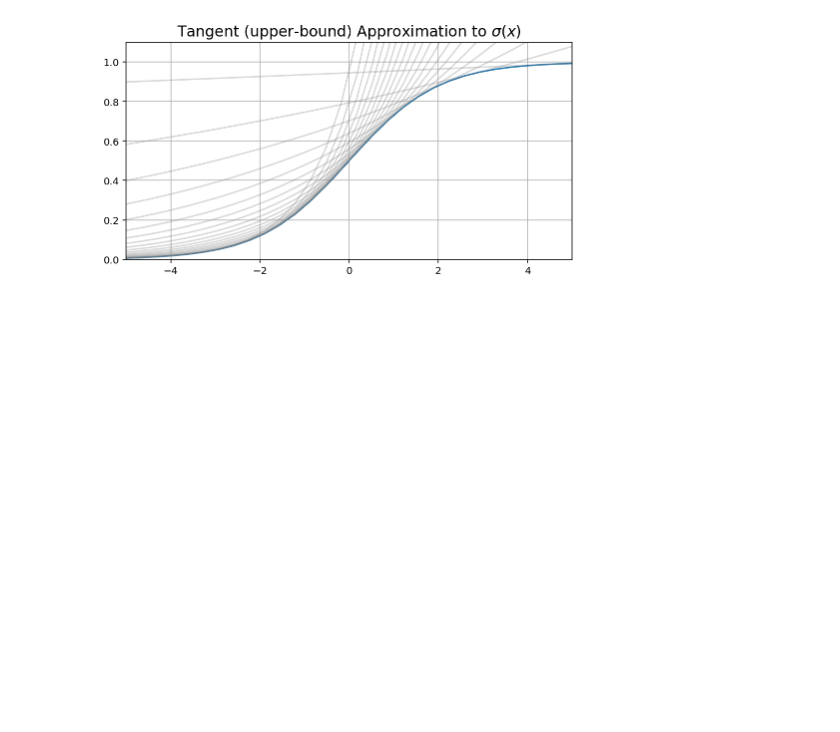
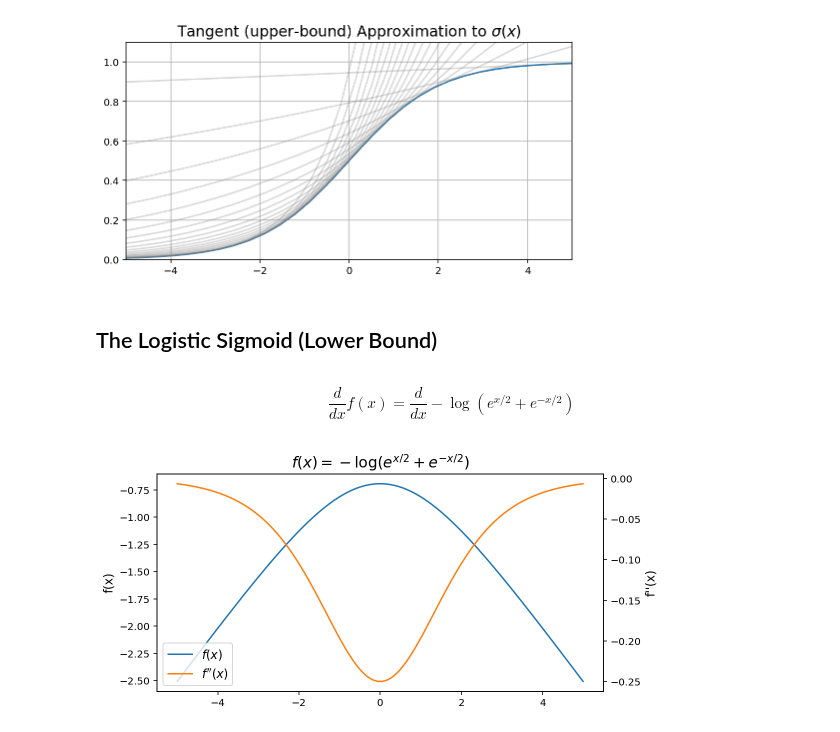
Before and after one commit to gerdm/prml, a Jupyter notebook: chapter10/local-variational-methods.ipynb, the cells around one changed output. Drawn from its saved outputs; the diff is of its cells as text; code cells hidden in the pictures; blank space fills up the shorter version.

Commit message:
mod ch10: add lower-bound section for the sigmoid

```diff
--- a/chapter10/local-variational-methods.ipynb
+++ b/chapter10/local-variational-methods.ipynb
@@ -108,3 +108,31 @@ plt.title("Tangent (upper-bound) Approximation to $\sigma(x)$", fontsize=15)
 plt.grid()
 # %% [output]
 [figure]
+# %% [markdown]
+## The Logistic Sigmoid (Lower Bound)
+# %% [markdown]
+
+$$
+\frac{d}{dx} f(x) = \frac{d}{dx} -\log\left(e^{x/2} + e^{-x/2}\right)
+$$
+# %%
+def f(x):
+    return -np.log(np.exp(x / 2) + np.exp(-x / 2))
+
+def f2p(x):
+    return (np.tanh(x / 2) ** 2 - 1) / 4
+
+xrange = np.linspace(-5, 5, 100)
+
+fig, ax = plt.subplots()
+ax2 = ax.twinx()
+l1 = ax.plot(xrange, f(xrange), label="$f(x)$")
+l2 = ax2.plot(xrange, f2p(xrange), label="$f''(x)$", c="tab:orange")
+lines = l1 + l2
+labels = [l.get_label() for l in lines]
+plt.legend(lines, labels, fontsize=12)
+ax.set_title(r"$f(x) =-\log\left(e^{x/2} + e^{-x/2}\right)$", fontsize=15)
+ax.set_ylabel("f(x)", fontsize=12)
+ax2.set_ylabel("f''(x)", fontsize=12);
+# %% [output]
+[figure, added]
```
Also changed, not shown: parts of 3 cells of this notebook.
